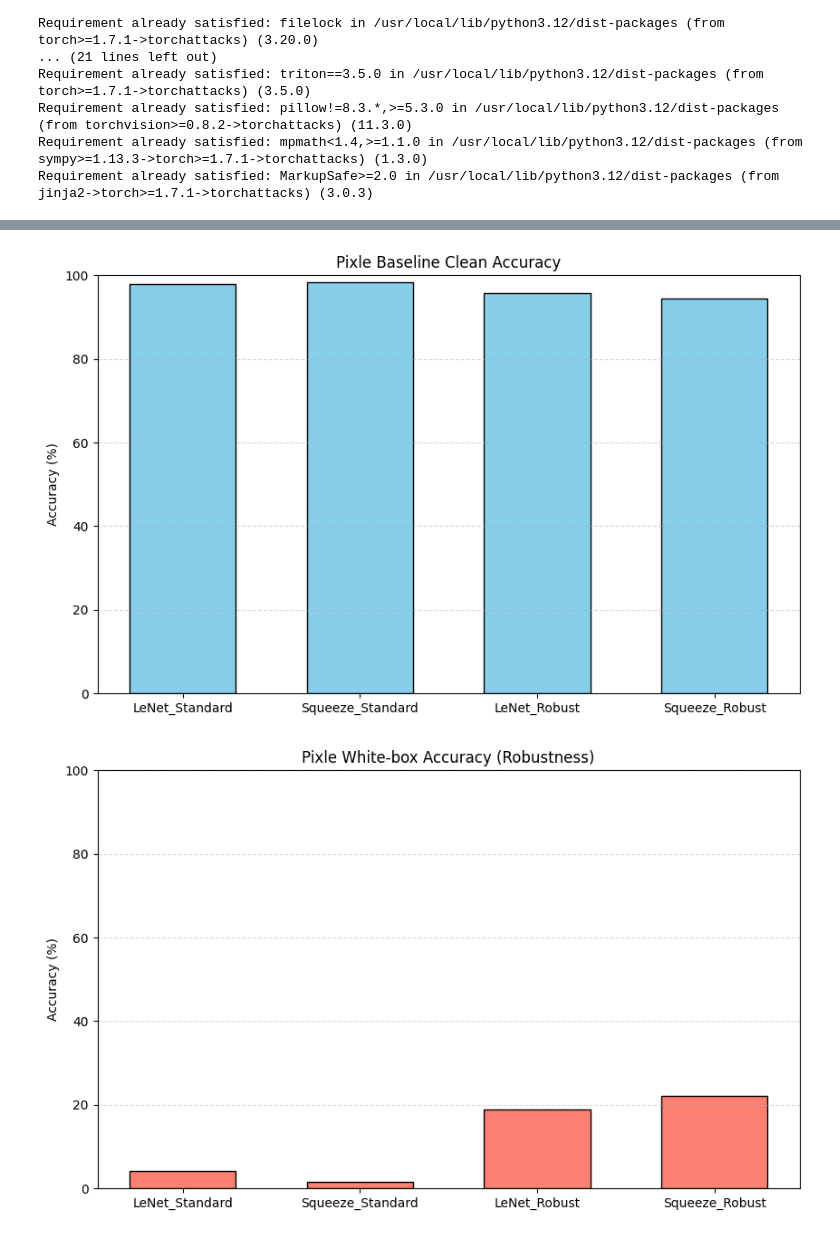
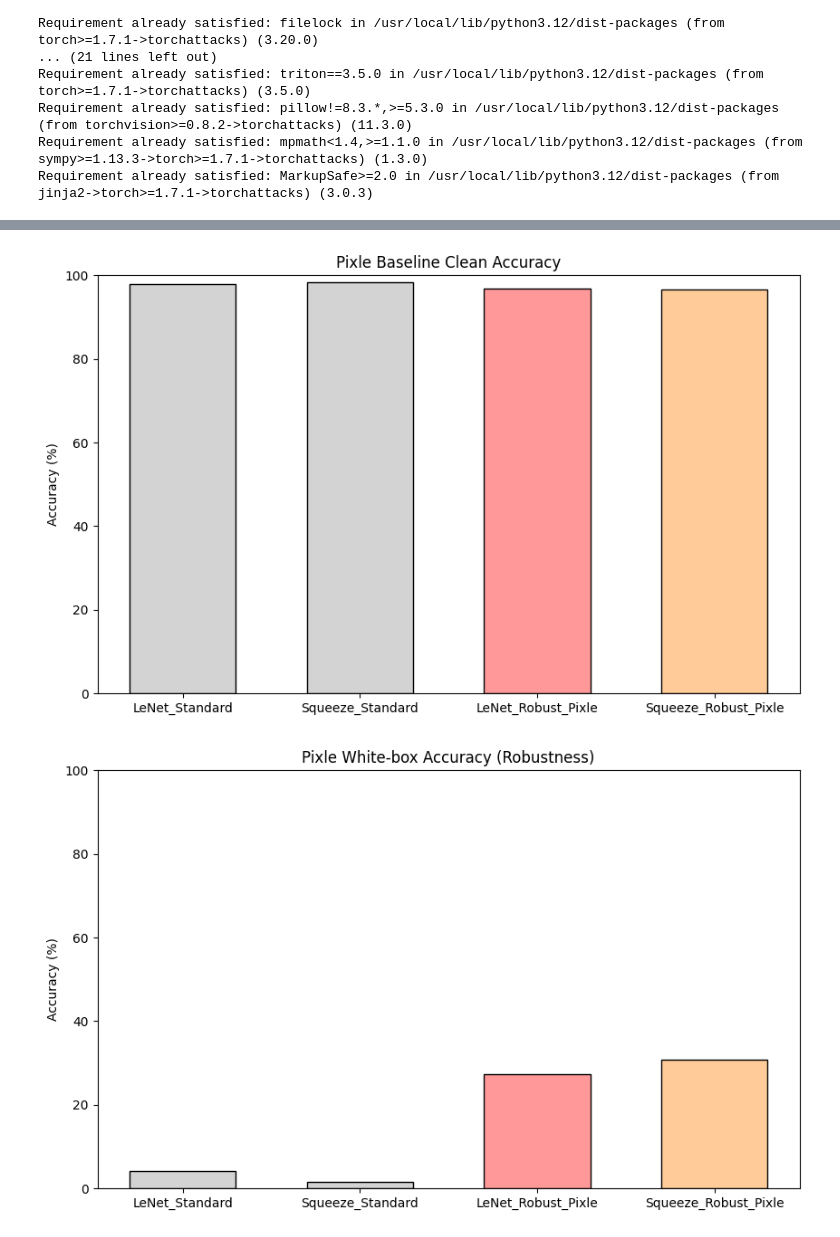
Before and after one commit to vm2781/adversarial_attacks, a Jupyter notebook: model_adversarial_analysis.ipynb, the cells around one changed output, grey strips where cells are left out. Drawn from its saved outputs; the diff is of its cells as text; code cells hidden in the pictures.

```diff
--- a/model_adversarial_analysis.ipynb
+++ b/model_adversarial_analysis.ipynb
@@ -265,7 +272,15 @@ attack_configs = [
 ]
 
 for atk_name, atk_class, atk_params in attack_configs:
-    for name in tqdm(all_names, desc=f"Generating {atk_name}"):
+
+    if atk_name == 'PGD':
+        current_focus = ['LeNet_Standard', 'Squeeze_Standard', 'LeNet_Robust_PGD', 'Squeeze_Robust_PGD']
+    elif atk_name == 'CW':
+        current_focus = ['LeNet_Standard', 'Squeeze_Standard', 'LeNet_Robust_CW', 'Squeeze_Robust_CW']
+    else:
+        current_focus = ['LeNet_Standard', 'Squeeze_Standard', 'LeNet_Robust_Pixle', 'Squeeze_Robust_Pixle']
+
+    for name in tqdm(current_focus, desc=f"Generating {atk_name}"):
         if name not in zoo_models:
             continue
 
@@ -644,67 +581,65 @@ if cw_metrics:
 # %%
-pixle_metrics = calculate_metrics('Pixle')
+pixle_focus = ['LeNet_Standard', 'Squeeze_Standard', 'LeNet_Robust_Pixle', 'Squeeze_Robust_Pixle']
+pixle_metrics = calculate_metrics('Pixle', pixle_focus)
+pixle_ext_scores = get_external_scores(pixle_focus)
 
 if pixle_metrics:
-    x = np.arange(len(focus_models_names))
+    x = np.arange(len(pixle_focus))
     width = 0.6
+    bar_colors = ['#d3d3d3', '#d3d3d3', '#ff9999', '#ffcc99']
 
     plt.figure(figsize=(10, 6))
-    plt.bar(x, pixle_metrics['clean'], color='skyblue', edgecolor='black', width=width)
-    plt.xticks(x, focus_models_names)
+    plt.bar(x, pixle_metrics['clean'], color=bar_colors, edgecolor='black', width=width)
+    plt.xticks(x, pixle_focus)
     plt.title("Pixle Baseline Clean Accuracy")
     plt.ylabel("Accuracy (%)")
     plt.ylim(0, 100)
-    plt.grid(axis='y', linestyle='--', alpha=0.5)
     plt.show()
 
     plt.figure(figsize=(10, 6))
-    plt.bar(x, pixle_metrics['white'], color='salmon', edgecolor='black', width=width)
-    plt.xticks(x, focus_models_names)
+    plt.bar(x, pixle_metrics['white'], color=bar_colors, edgecolor='black', width=width)
+    plt.xticks(x, pixle_focus)
     plt.title("Pixle White-box Accuracy (Robustness)")
     plt.ylabel("Accuracy (%)")
     plt.ylim(0, 100)
-    plt.grid(axis='y', linestyle='--', alpha=0.5)
     plt.show()
 
     plt.figure(figsize=(10, 6))
-    plt.bar(x, pixle_metrics['zoo_def'], color='lightgreen', edgecolor='black', width=width)
-    plt.xticks(x, focus_models_names)
-    plt.title("Pixle Zoo Defense (Avg vs Other Zoo Models)")
+    plt.bar(x, pixle_metrics['zoo_def'], color=bar_colors, edgecolor='black', width=width)
+    plt.xticks(x, pixle_focus)
+    plt.title("Pixle Zoo Defense")
     plt.ylabel("Accuracy (%)")
     plt.ylim(0, 100)
-    plt.grid(axis='y', linestyle='--', alpha=0.5)
     plt.show()
 
     plt.figure(figsize=(10, 6))
-    plt.bar(x, pixle_metrics['zoo_off'], color='orange', edgecolor='black', width=width)
-    plt.xticks(x, focus_models_names)
-    plt.title("Pixle Zoo Offense (Avg Success Rate Transfer)")
+    plt.bar(x, pixle_metrics['zoo_off'], color=bar_colors, edgecolor='black', width=width)
+    plt.xticks(x, pixle_focus)
+    plt.title("Pixle Zoo Offense")
     plt.ylabel("Success Rate (%)")
     plt.ylim(0, 100)
-    plt.grid(axis='y', linestyle='--', alpha=0.5)
     plt.show()
 
     plt.figure(figsize=(10, 6))
-    plt.bar(x, ext_accs, color='black', edgecolor='white', width=width)
-    plt.xticks(x, focus_models_names)
-    plt.title("Pixle: Robustness Against All External (Black-Box) Data")
+    plt.bar(x, pixle_ext_scores, color=bar_colors, edgecolor='black', width=width)
+    plt.xticks(x, pixle_focus)
+    plt.title("Pixle Section: True Black Box (Entire External Dataset)")
     plt.ylabel("Accuracy (%)")
     plt.ylim(0, 100)
-    plt.grid(axis='y', linestyle='--', alpha=0.5)
     plt.show()
 
-    focus_indices = [all_names.index(n) for n in focus_models_names]
+    focus_indices = [all_names.index(n) for n in pixle_focus]
     sub_matrix = pixle_metrics['matrix'][np.ix_(focus_indices, focus_indices)]
 
     plt.figure(figsize=(8, 6))
     sns.heatmap(sub_matrix, annot=True, fmt=".1f", cmap="RdYlGn", vmin=0, vmax=100,
-                xticklabels=focus_models_names, yticklabels=focus_models_names)
+                xticklabels=pixle_focus, yticklabels=pixle_focus)
     plt.title("Pixle Transferability Matrix")
     plt.xlabel("Target Model (Victim)")
     plt.ylabel("Source Model (Attacker)")
     plt.xticks(rotation=45, ha='right')
     plt.yticks(rotation=0)
     plt.show()
 # %% [output]
-[figure, old version]
+[figure, new version]
-[figure, old version]
+[figure, new version]
```
Also changed, not shown: parts of 7 cells of this notebook.
